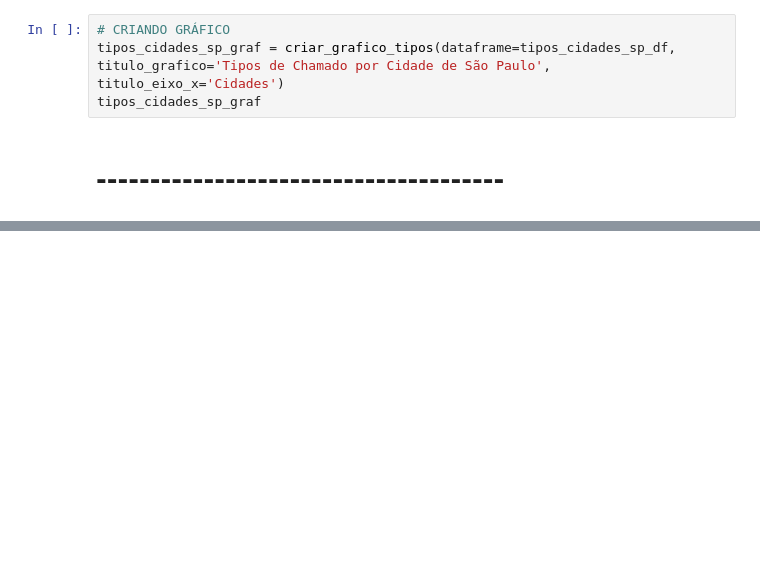
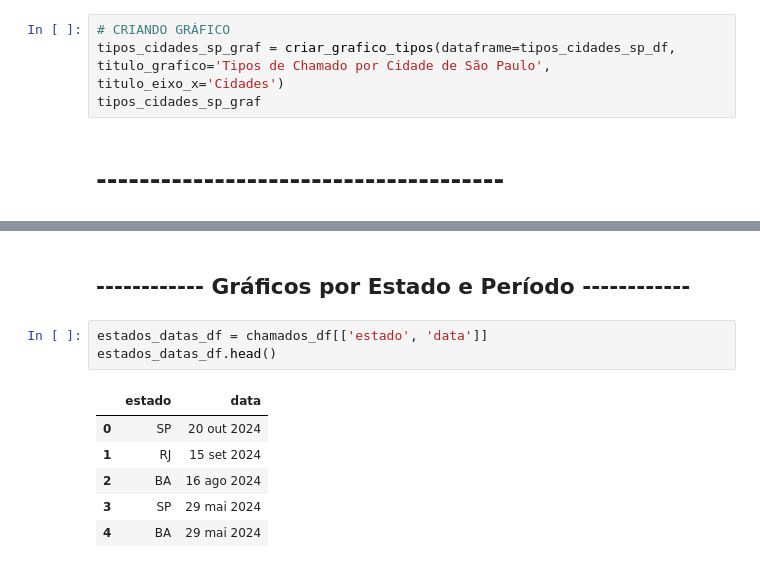
Before and after one commit to gabrielfalanga/gs-python, a Jupyter notebook: analise.ipynb, the cells around one changed output, grey strips where cells are left out. Drawn from its saved outputs; the diff is of its cells as text; blank space fills up the shorter version.

Commit message:
gráfico por período

```diff
--- a/analise.ipynb
+++ b/analise.ipynb
@@ -221,0 +280,12 @@ tipos_cidades_sp_graf
+# %% [markdown]
+## ------------ Gráficos por Estado e Período ------------
+# %%
+estados_datas_df = chamados_df[['estado', 'data']]
+estados_datas_df.head()
+# %% [output]
+|  | estado | data |
+| 0 | SP | 20 out 2024 |
+| 1 | RJ | 15 set 2024 |
+| 2 | BA | 16 ago 2024 |
+| 3 | SP | 29 mai 2024 |
+| 4 | BA | 29 mai 2024 |
```
Also changed, not shown: parts of 8 cells of this notebook.
